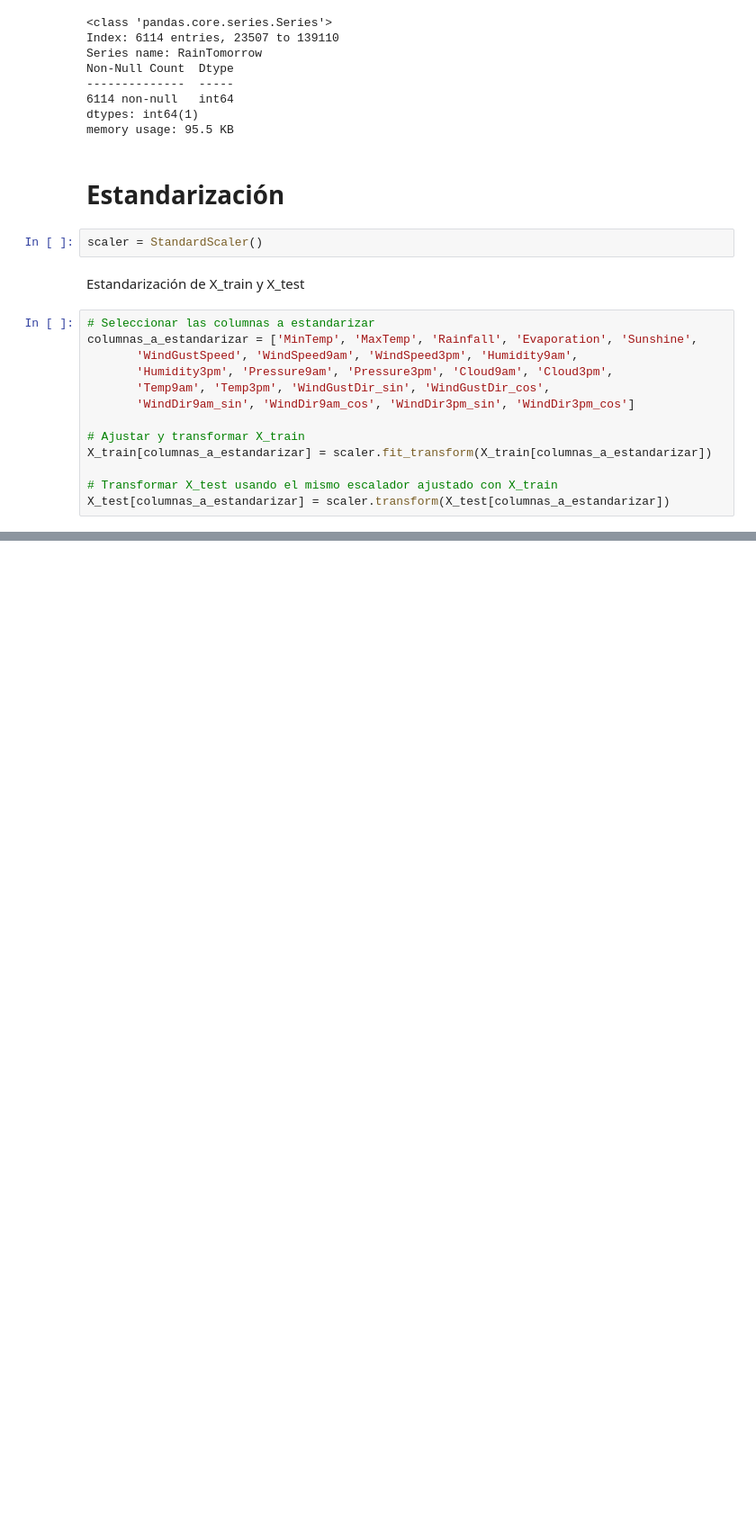
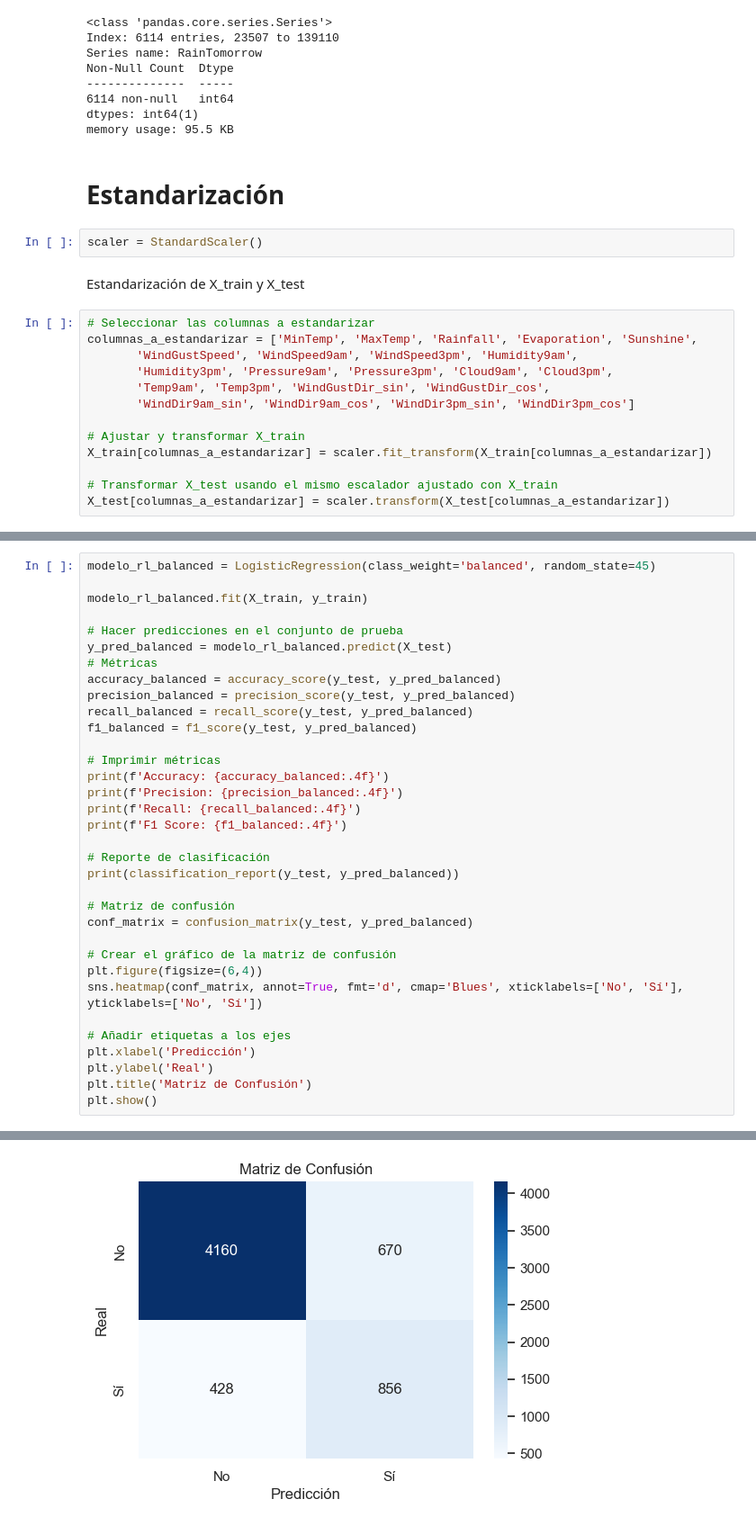
Before and after one commit to franciscoryb1/AA1-TUIA-RodriguezYBarros-Menescaldi-Britos, a Jupyter notebook: Clasificación/TP-clasificacion-AA1.ipynb, the cells around one changed output, grey strips where cells are left out. Shown at 90% size. Drawn from its saved outputs; the diff is of its cells as text; blank space fills up the shorter version.

```diff
--- a/Clasificación/TP-clasificacion-AA1.ipynb
+++ b/Clasificación/TP-clasificacion-AA1.ipynb
@@ -1254,0 +1319,35 @@ X_test[columnas_a_estandarizar] = scaler.transform(X_test[columnas_a_estandariza
+# %%
+modelo_rl_balanced = LogisticRegression(class_weight='balanced', random_state=45)
+
+modelo_rl_balanced.fit(X_train, y_train)
+
+# Hacer predicciones en el conjunto de prueba
+y_pred_balanced = modelo_rl_balanced.predict(X_test)
+# Métricas
+accuracy_balanced = accuracy_score(y_test, y_pred_balanced)
+precision_balanced = precision_score(y_test, y_pred_balanced)
+recall_balanced = recall_score(y_test, y_pred_balanced)
+f1_balanced = f1_score(y_test, y_pred_balanced)
+
+# Imprimir métricas
+print(f'Accuracy: {accuracy_balanced:.4f}')
+print(f'Precision: {precision_balanced:.4f}')
+print(f'Recall: {recall_balanced:.4f}')
+print(f'F1 Score: {f1_balanced:.4f}')
+
+# Reporte de clasificación
+print(classification_report(y_test, y_pred_balanced))
+
+# Matriz de confusión
+conf_matrix = confusion_matrix(y_test, y_pred_balanced)
+
+# Crear el gráfico de la matriz de confusión
+plt.figure(figsize=(6,4))
+sns.heatmap(conf_matrix, annot=True, fmt='d', cmap='Blues', xticklabels=['No', 'Sí'], yticklabels=['No', 'Sí'])
+
+# Añadir etiquetas a los ejes
+plt.xlabel('Predicción')
+plt.ylabel('Real')
+plt.title('Matriz de Confusión')
+plt.show()
+# %% [output]
@@ -1254,0 +1366 @@ X_test[columnas_a_estandarizar] = scaler.transform(X_test[columnas_a_estandariza
+[figure, added]
```
Also changed, not shown: parts of 13 cells of this notebook.
